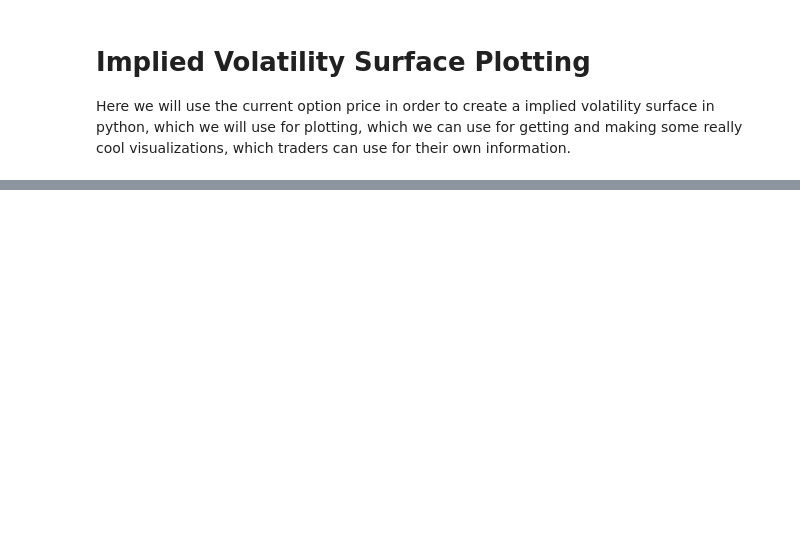
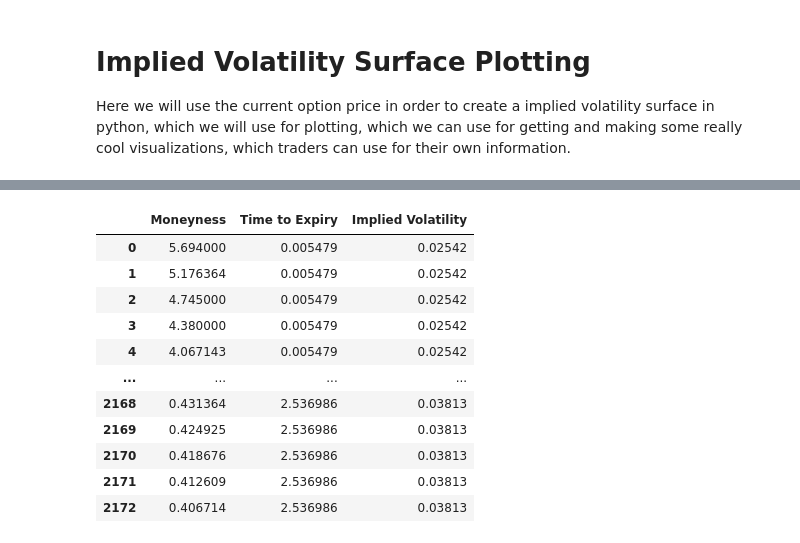
Before and after one commit to MarwanBit/Binomial-Black-Scholes-Pricing-Dashboard, a Jupyter notebook: backend/juypter_notebook_development/Black_Scholes_Analytically.ipynb, the cells around one changed output, grey strips where cells are left out. Saved outputs shown, nothing was run; the diff lists cells and outputs as text; code cells hidden in the pictures; blank space fills up the shorter version.

```diff
--- a/backend/juypter_notebook_development/Black_Scholes_Analytically.ipynb
+++ b/backend/juypter_notebook_development/Black_Scholes_Analytically.ipynb
@@ -471,0 +563,84 @@ We will begin by creating a volatility surface for the given data which we are g
+# %%
+# Now we will begin by creating the function which is supposed to calculate the implied volatility.
+def calculate_implied_volatility(n_steps: int, C_mkt: float, T: float, S0: float, K: float, r: float, hist_vol: float):
+    # notice we want to calculate
+    moneyness = S0 / K
+    if moneyness > 1.1:
+        sigma = hist_vol*0.8
+    elif moneyness < 0.9:
+        sigma = hist_vol*1.2
+    else:
+        sigma = hist_vol
+    for i in range(n_steps):
+        d1 = calc_d1(S0,K,r,sigma,T,0)
+        C_bs = blackScholesOptionPrice(S0,K,r,sigma,T,0)
+        diff = C_bs - C_mkt
+        vega = S0*math.sqrt(T)*norm.pdf(d1)
+        if abs(diff) < 1e-6:
+            break
+        if vega < 1e-8:
+            break
+
+        update = diff/vega
+
+        #damp to prevent overshooting
+        damping_factor = min(1.0, 0.5/abs(update)) if abs(update) > 0 else 1.0
+        sigma -= update*damping_factor
+
+        # Ensure reasonable volatility values
+        sigma = max(0.01, min(2.0, sigma))
+
+    # print("implied volatility is {:.2f}".format(sigma))
+    return sigma
+
+def calc_hist_vol(ticker):
+    aggs = []
+    for a in client.list_aggs(ticker=ticker, multiplier=1, timespan="day", from_= datetime.datetime.now().date() - datetime.timedelta(days=30), to=datetime.datetime.now().date(), limit=50000):
+        time.sleep(0.25) #dealing with rate limiting problems
+        aggs.append(a)
+
+    # Dataframe containing all the stock information/ prices from 2023-01-01 to 2023-06-13
+    df = pd.DataFrame(aggs)
+
+    # here we only select the relevant columns and drop all other unnecessary information
+    df = df[["close","timestamp"]]
+    df = df.dropna()
+
+    #here we transform the timestamp to a datetime
+    df["date"] = df["timestamp"].apply(lambda x: datetime.datetime.fromtimestamp(x / 1000))
+    df = df[["close", "date"]]
+    df.set_index("date")
+    df.loc[1:, "Price Relative"] = df["close"].iloc[1:] / df["close"].shift(1).iloc[1:]  #calculates S_{t} / S_{t-1} for each row t
+    # the above is also the same as the line below
+    # df["price Relative"] = df["close"].iloc[1:] / df["close"].shift(1).iloc[1:]
+    df.loc[1:,"Daily Log Return"] = np.log(df.loc[1:,"Price Relative"])
+
+    DailyVolatility = df.loc[1:,"Daily Log Return"].std()
+    print("The daily volatility of TSLA is {:.2%}".format(DailyVolatility))
+    print("The annualized daily volatility measured in trading days is {:.2%}".format(DailyVolatility*math.sqrt(252)))
+    return DailyVolatility
+
+# Now we create the giant loop which will loop through the option chains calculating the implied volatility at each step
+N_STEPS = 500
+coords = pd.DataFrame(columns=["Moneyness", "Time to Expiry", "Implied Volatility"])
+# hist_vol = calc_hist_vol("TSLA")
+hist_vol = calc_hist_vol("TSLA")
+for index, row in chains.iterrows():
+    T, S0, K, r, C_mkt = row["T"], row["S0"], row["K"], row["r"], row["lastPrice"]
+    # print(f"T={T:.4f}, S0={S0}, K={K}, r={r}, C_mkt={C_mkt}")
+    moneyness = S0 / K
+    time_to_expiry = T
+    implied_vol = calculate_implied_volatility(N_STEPS, C_mkt, T, S0, K, r, hist_vol)
+    new_row = pd.DataFrame([{"Moneyness": moneyness,
+                            "Time to Expiry": time_to_expiry,
+                            "Implied Volatility": implied_vol
+                            }])
+    coords = pd.concat([coords,new_row], ignore_index=True)
+
+#Now let's debug black
+print(coords["Implied Volatility"].unique())
+coords
+
+# for vol in [0.01, 0.01, 0.02, 0.10, 0.20, 0.30, 0.40, 0.50, 0.60, 0.7, 0.8, 0.9, 1.0]:
+#    print(blackScholesOptionPrice(12,2,0.01,vol,1,0))
+# %% [output]
@@ -471,0 +659,12 @@ We will begin by creating a volatility surface for the given data which we are g
+|  | Moneyness | Time to Expiry | Implied Volatility |
+| 0 | 5.694000 | 0.005479 | 0.02542 |
+| 1 | 5.176364 | 0.005479 | 0.02542 |
+| 2 | 4.745000 | 0.005479 | 0.02542 |
+| 3 | 4.380000 | 0.005479 | 0.02542 |
+| 4 | 4.067143 | 0.005479 | 0.02542 |
+| ... | ... | ... | ... |
+| 2168 | 0.431364 | 2.536986 | 0.03813 |
+| 2169 | 0.424925 | 2.536986 | 0.03813 |
+| 2170 | 0.418676 | 2.536986 | 0.03813 |
+| 2171 | 0.412609 | 2.536986 | 0.03813 |
+| 2172 | 0.406714 | 2.536986 | 0.03813 |
```
Also changed, not shown: parts of 11 cells of this notebook.
